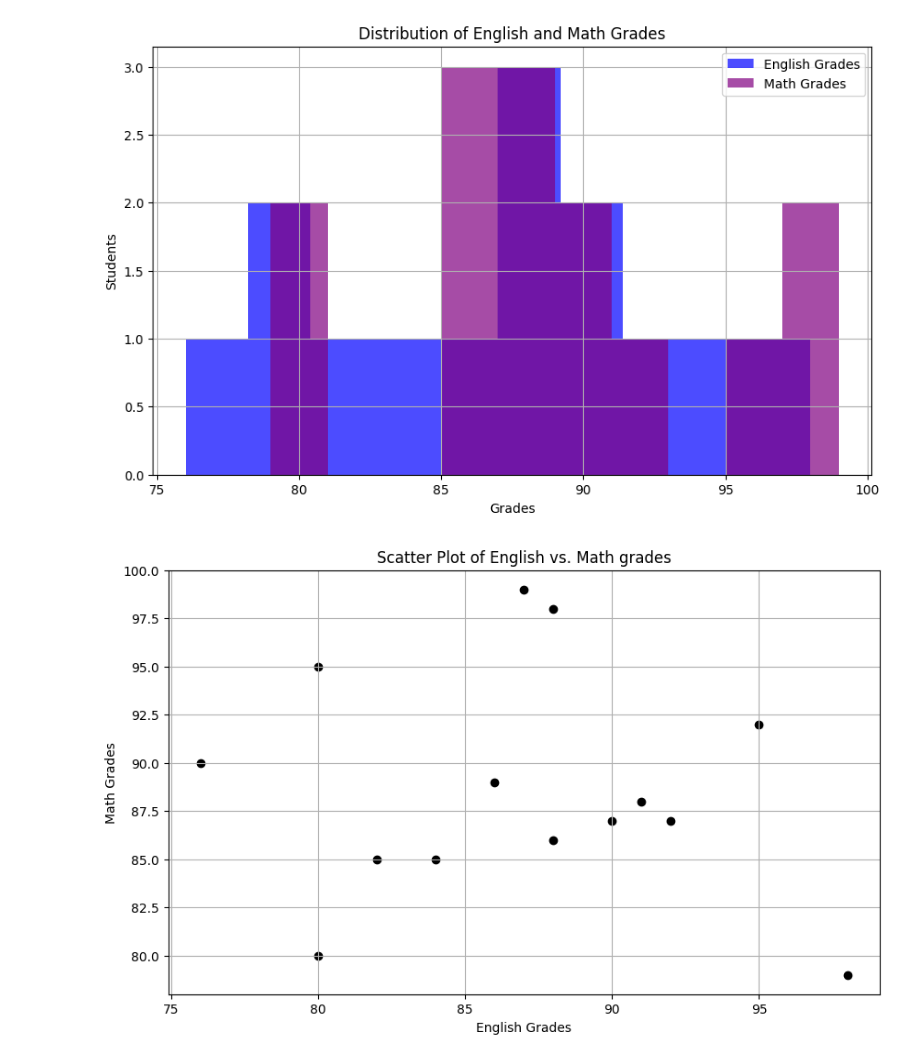
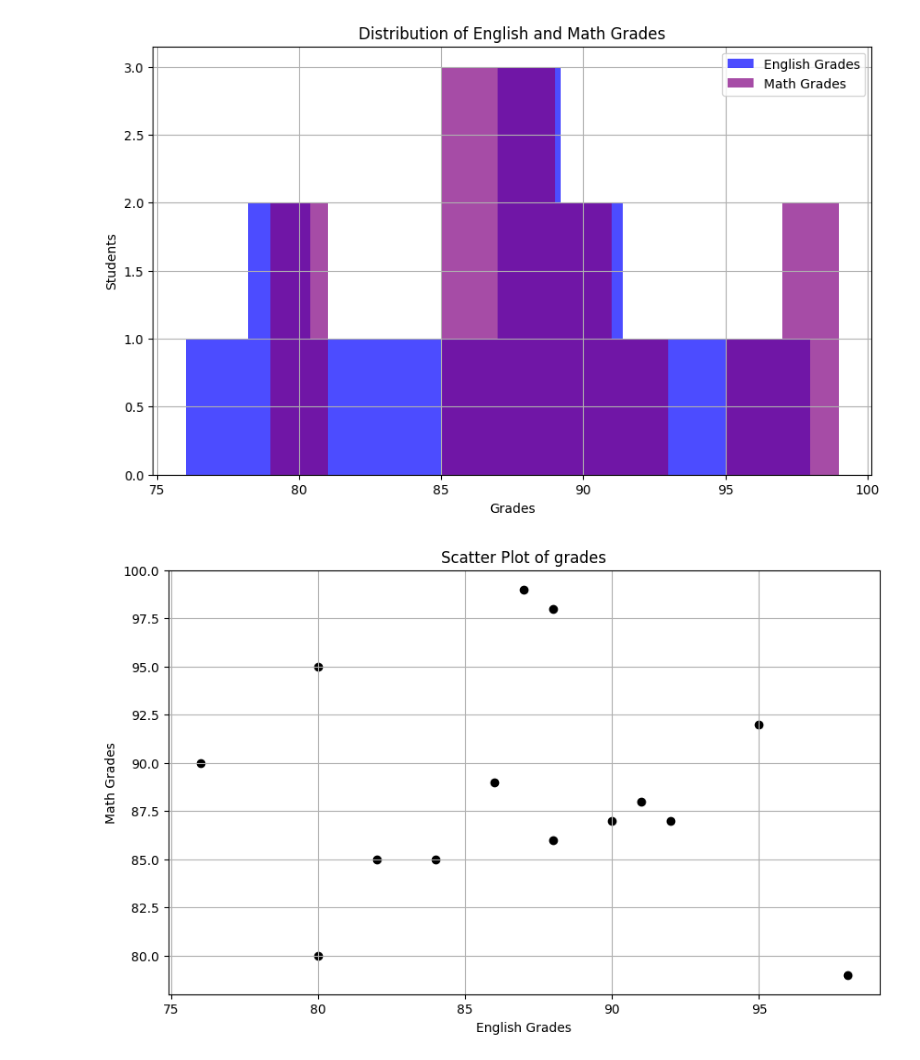
Before and after one commit to KatiaAbdulBaki/engg680_2024_fall, a Jupyter notebook: Lab_Assignment1/StudentManagementGradeSystem.ipynb, the cells around one changed output. Saved outputs shown, nothing was run; the diff lists cells and outputs as text; code cells hidden in the pictures.

Commit message:
Updated Part-4 and Completed the last six questions of Part-2

```diff
--- a/Lab_Assignment1/StudentManagementGradeSystem.ipynb
+++ b/Lab_Assignment1/StudentManagementGradeSystem.ipynb
@@ -72,7 +101,7 @@ df_studentGrades['GPA'] = df_studentGrades[['grade_English', 'grade_Math']].mean
 # .drop(columns=['<column_name1>','<column_name2>'] is a Pandas method that can be used to drop columns.
 # In the space below, drop the first name and last name associated with the math .csv file.
 # (2 mark)
-df_studentGrades =
+df_studentGrades = df_studentGrades.drop(columns=['firstName_Math', 'lastName_Math'])
 # %%
 # Let's display the data again. Use an appropriate method (hint: already used before)
 # (1 mark)
@@ -84,9 +120,9 @@ df_studentGrades =
 
 df_studentGrades = df_studentGrades.rename(columns={
     'firstName_English': 'firstName',
-    '<>': 'lastName',
-    '<>': 'englishGrade',
-    '<>': 'mathGrade'
+    'lastName_English': 'lastName',
+    'grade_english': 'englishGrade',
+    'grade_math': 'mathGrade'
     })
 # %%
 # Now let's find out some statistics about our student grades!
@@ -101,12 +147,12 @@ df_studentGrades = df_studentGrades.rename(columns={
 # In the code below, replace '<>' by choosing between 'str' for string or 'float' for float
 # to properly typecast each column.
 # (3 marks)
-df_studentGrades['studentID'] = df_studentGrades['studentID'].astype(<>)
-df_studentGrades['firstName'] = df_studentGrades['firstName'].astype(<>)
-df_studentGrades['lastName'] = df_studentGrades['lastName'].astype(<>)
-df_studentGrades['englishGrade'] = df_studentGrades['englishGrade'].astype(<>)
-df_studentGrades['mathGrade'] = df_studentGrades['mathGrade'].astype(<>)
-df_studentGrades['GPA'] = df_studentGrades['GPA'].astype(<>)
+df_studentGrades['studentID'] = df_studentGrades['studentID'].astype(str)
+df_studentGrades['firstName'] = df_studentGrades['firstName'].astype(str)
+df_studentGrades['lastName'] = df_studentGrades['lastName'].astype(str)
+df_studentGrades['englishGrade'] = df_studentGrades['englishGrade'].astype(float)
+df_studentGrades['mathGrade'] = df_studentGrades['mathGrade'].astype(float)
+df_studentGrades['GPA'] = df_studentGrades['GPA'].astype(float)
 # %%
 # Now let's see our statistics!
 df_studentGrades.describe()
@@ -278,14 +366,8 @@ print(df_studentsGPASorted_homeroom)
 # (1 mark)
 import matplotlib.pyplot as plt
 # %%
-
 # Let's use matplotlib to display a histogram of the grades distribution
 # Histograms are useful for seeing the distribution of the students grades
-import pandas as pd
-data = {'englishGrade': [95,88,87,86,90,88,84,76,80,82,92,91,98,80],
-        'mathGrade': [92,98,99,89,87,86,85,90,95,85,87,88,79,80]}
-df_studentGrades = pd.DataFrame(data)
-
 plt.figure(figsize=(10, 6))
 plt.hist(df_studentGrades['englishGrade'], bins=10, alpha=0.7, label='English Grades', color='blue')
 
@@ -307,7 +389,7 @@ plt.grid(True)
 # Step 3: Use the .savefig('<image_title>'.png) to output an image file of the histogram.
 # Please be sure to use a descriptive title!
 # (1 mark)
-plt.savefig('grades_distribution_english_math.png')
+plt.savefig('grades_english_math.png')
 
 plt.show()
 # %% [output]
@@ -315,26 +397,26 @@ plt.show()
 # %%
 # Let's also use matplotlib to display a scatter plot of English vs. Math grades
 # Scatter plots are useful for seeing the relationship between two variables
 plt.figure(figsize=(10, 6))
 
 # Step 1: Use .scatter(x_data, y_data) to create a scatter plot using the English grades on the x-axis, and Math grades on the y-axis
 # (2 mark)
 plt.scatter(df_studentGrades['englishGrade'], df_studentGrades['mathGrade'], color='black')
 
 # Step 1: Properly label the x and y axes as well as the title of your plot.
 # (3 marks)
-plt.title('Scatter Plot of English vs. Math grades')
+plt.title('Scatter Plot of grades')
 plt.xlabel('English Grades')
 plt.ylabel('Math Grades')
 plt.grid(True)
 
 # Step 2: Output an image file for the scatter plot with a descriptive file name
 # (1 mark)
-plt.savefig('grades_scatter_english_math.png')
+plt.savefig('grades_scatter.png')
 
 plt.show()
 # %% [output]
-[figure, old version]
+[figure, new version]
 # %%
 # From the scatter plot, is there a relationship between the Math and English grades?
 # (1 mark)
```
Also changed, not shown: parts of 13 cells of this notebook.
